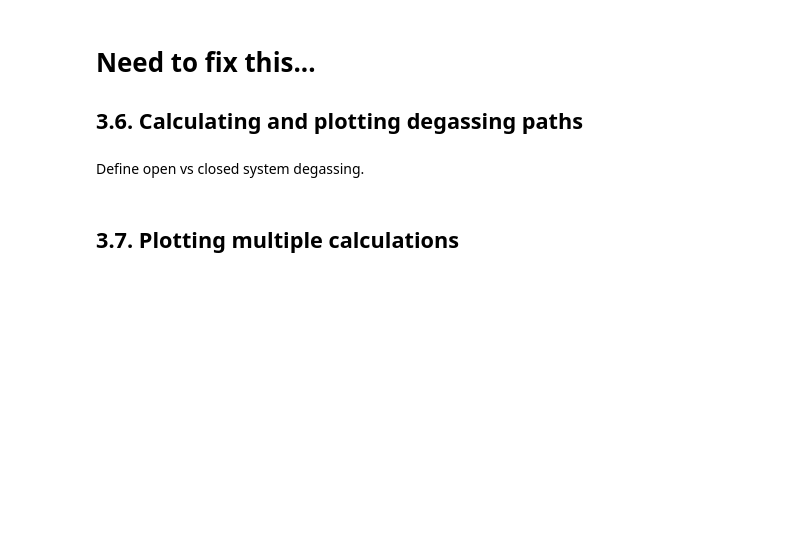
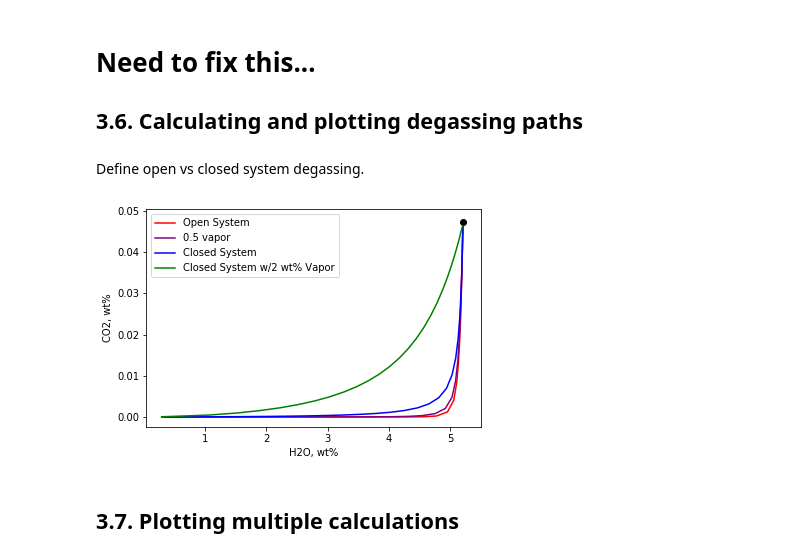
Before and after one commit to kaylai/VESIcal, a Jupyter notebook: manuscript/Manuscript.ipynb, the cells around one changed output. Cells and saved outputs as stored; diff of their text form; code cells hidden in the pictures; blank space fills up the shorter version.

Commit message:
Standardized inputs on calculate_degassing_paths, which now works for the MagmaSat model.

```diff
--- a/manuscript/Manuscript.ipynb
+++ b/manuscript/Manuscript.ipynb
@@ -793,24 +795,28 @@ Define open vs closed system degassing.
 # %%
 #To get composition from a specific sample in the input data:
 SampleName = 'BT-ex'
 bulk_comp = myfile.get_sample_oxide_comp(SampleName)
+bulk_comp = m.normalize(bulk_comp)
 
 temp = 900.0 #temperature in °C
 
 #Calculate open, closed, and closed + 2 wt% initial vapor
-open_df = m.MagmaSat().calculate_degassing_paths(sample=bulk_comp, temperature=temp, system='open')
-closed_df = m.MagmaSat().calculate_degassing_paths(sample=bulk_comp, temperature=temp, system='closed')
-exsolved_df = m.MagmaSat().calculate_degassing_paths(sample=bulk_comp, temperature=temp, system='closed', init_vapor=2.0)
+open_df = m.MagmaSat().calculate_degassing_paths(sample=bulk_comp, temperature=temp, fractionate_vapor=0.0)
+half_df = m.MagmaSat().calculate_degassing_paths(sample=bulk_comp, temperature=temp, fractionate_vapor=0.5)
+closed_df = m.MagmaSat().calculate_degassing_paths(sample=bulk_comp, temperature=temp)
+exsolved_df = m.MagmaSat().calculate_degassing_paths(sample=bulk_comp, temperature=temp, init_vapor=2.0)
 
 #Plot the results
-ax = open_df.plot(kind='line',x='H2Oliq',y='CO2liq',color='red', label='Open System')
-closed_df.plot(ax=ax, kind='line',x='H2Oliq',y='CO2liq',color='blue', label='Closed System')
-exsolved_df.plot(ax=ax, kind='line', x='H2Oliq', y='CO2liq',color='green', label='Closed System w/2 wt\% Vapor')
+ax = open_df.plot(kind='line',x='H2O_liq',y='CO2_liq',color='red', label='Open System')
+half_df.plot(ax=ax, kind='line', x='H2O_liq', y='CO2_liq', color='purple', label='0.5 vapor')
+closed_df.plot(ax=ax, kind='line',x='H2O_liq',y='CO2_liq',color='blue', label='Closed System')
+exsolved_df.plot(ax=ax, kind='line', x='H2O_liq', y='CO2_liq',color='green', label='Closed System w/2 wt% Vapor')
 ax.scatter(bulk_comp["H2O"], bulk_comp["CO2"], color='black') #Plot original data point
 
 ax.set_xlabel("H2O, wt%")
 ax.set_ylabel("CO2, wt%")
-
 plt.show()
+# %% [output]
+[figure, added]
 # %% [markdown]
 ## 3.7. Plotting multiple calculations
```
Also changed, not shown: parts of 2 cells of this notebook, 2 other files.
